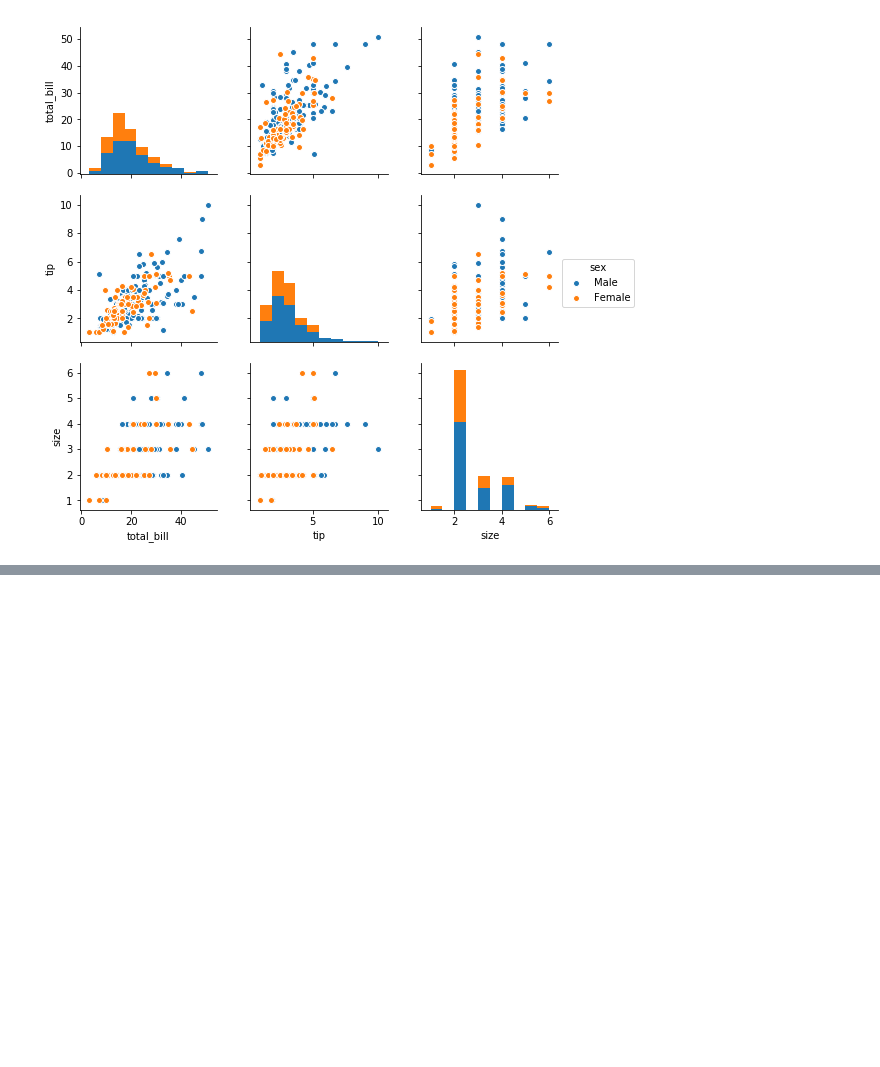
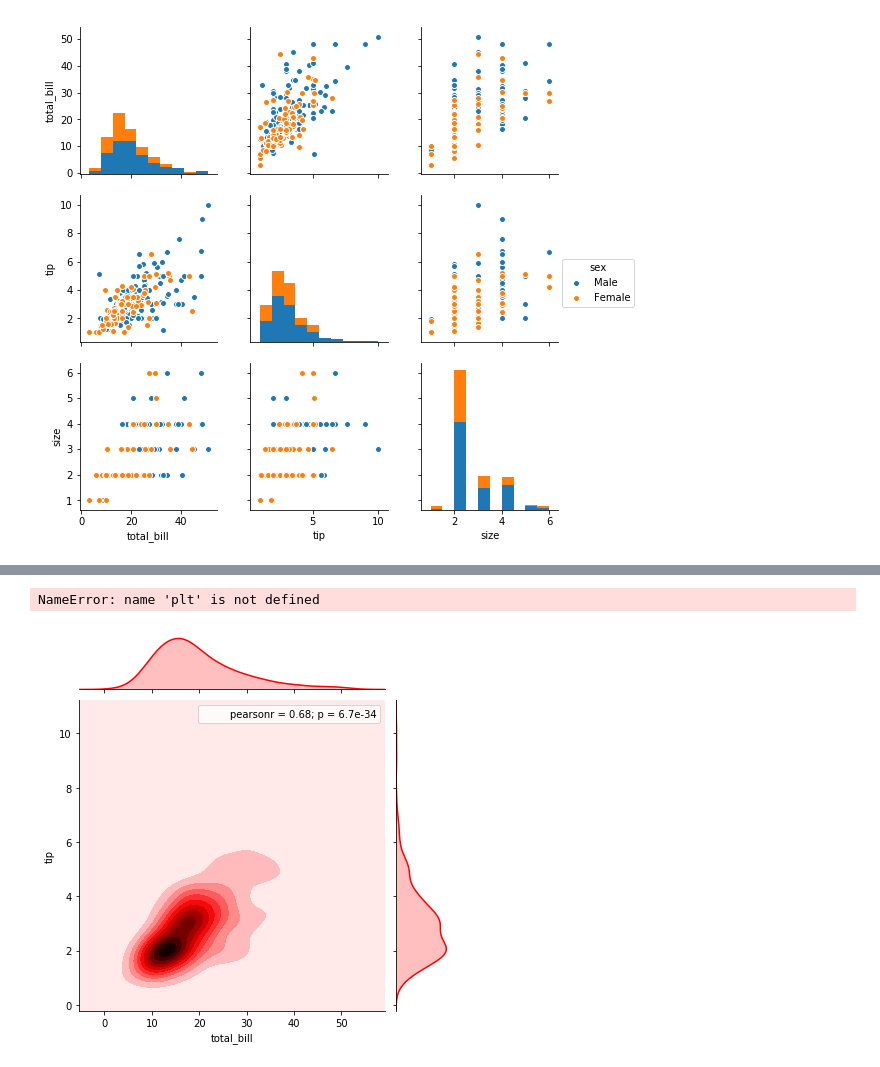
Before and after one commit to yaminisingh31/python, a Jupyter notebook: data_science/Pandas.ipynb, the cells around one changed output, grey strips where cells are left out. Saved outputs shown, nothing was run; the diff lists cells and outputs as text; code cells hidden in the pictures; blank space fills up the shorter version.

```diff
--- a/data_science/Pandas.ipynb
+++ b/data_science/Pandas.ipynb
@@ -192,0 +216,2 @@ plt.show()
+# %%
+df=sns.load_dataset("tips")
@@ -192,0 +227,6 @@ plt.show()
+# %%
+sns.jointplot("total_bill","tip",data=df,color="red",kind="kde")
+plt.show()
+# %% [output]
+NameError: name 'plt' is not defined
+[figure, added]
```
Also changed, not shown: parts of 23 cells of this notebook.
